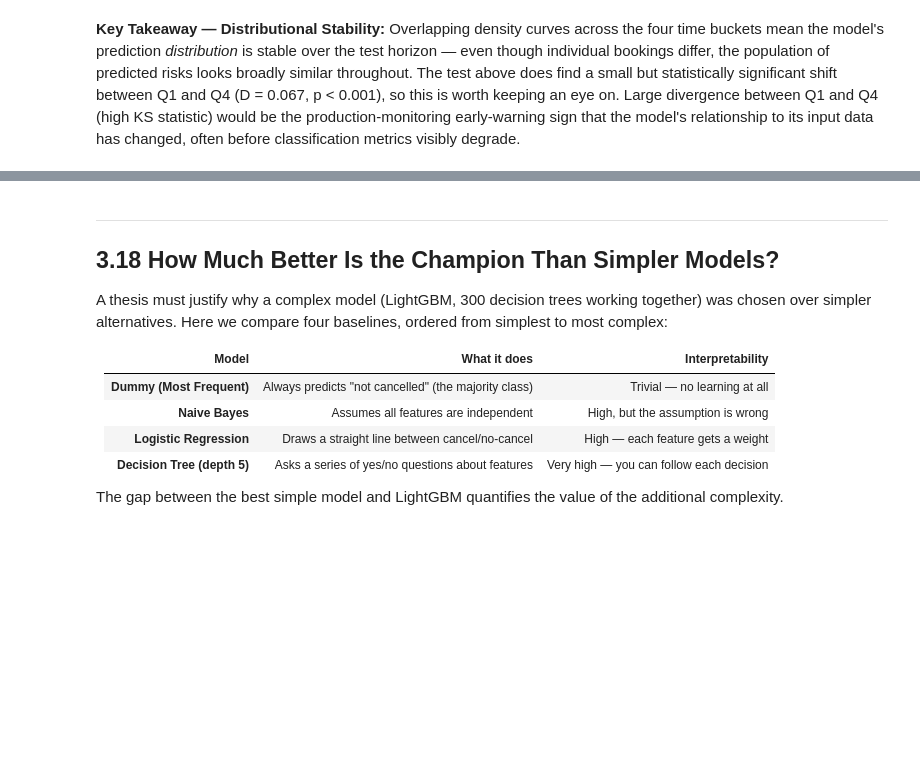
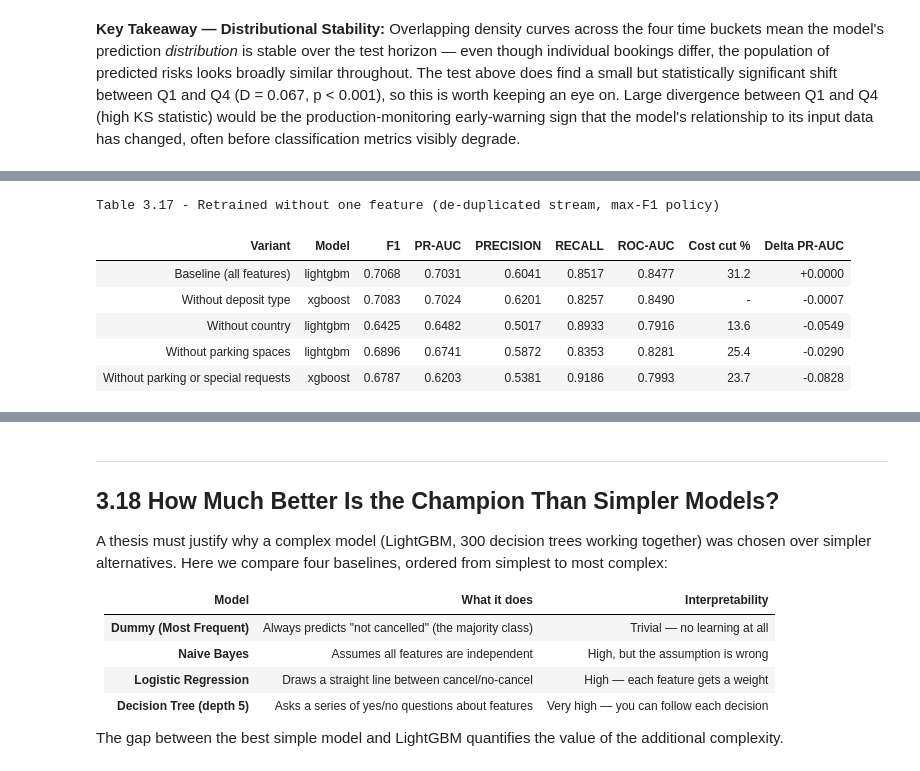
Before and after one commit to Dirkiee09/hotel-cancellation-prediction, a Jupyter notebook: notebooks/03_deep_analysis.ipynb, the cells around one changed output, grey strips where cells are left out. Saved outputs shown, nothing was run; the diff lists cells and outputs as text; code cells hidden in the pictures; blank space fills up the shorter version.

```diff
--- a/notebooks/03_deep_analysis.ipynb
+++ b/notebooks/03_deep_analysis.ipynb
@@ -557,0 +520,16 @@ Ablation 2: Country Encoding ﷿﷿﷿ Impact vs Baseline
+# %%
+fmt = {c: "{:.4f}" for c in ["ROC-AUC", "PR-AUC", "F1", "PRECISION", "RECALL"]}
+fmt.update({"Delta PR-AUC": "{:+.4f}", "Cost cut %": "{:.1f}"})
+display(
+    ablation_df.style.format(fmt, na_rep="-")
+    .set_caption("Table 3.17 - Retrained without one feature (de-duplicated stream, max-F1 policy)")
+    .hide(axis="index")
+)
+# %% [output]
+Table 3.17 - Retrained without one feature (de-duplicated stream, max-F1 policy)
+| Variant | Model | F1 | PR-AUC | PRECISION | RECALL | ROC-AUC | Cost cut % | Delta PR-AUC |
+| Baseline (all features) | lightgbm | 0.7068 | 0.7031 | 0.6041 | 0.8517 | 0.8477 | 31.2 | +0.0000 |
+| Without deposit type | xgboost | 0.7083 | 0.7024 | 0.6201 | 0.8257 | 0.8490 | - | -0.0007 |
+| Without country | lightgbm | 0.6425 | 0.6482 | 0.5017 | 0.8933 | 0.7916 | 13.6 | -0.0549 |
+| Without parking spaces | lightgbm | 0.6896 | 0.6741 | 0.5872 | 0.8353 | 0.8281 | 25.4 | -0.0290 |
+| Without parking or special requests | xgboost | 0.6787 | 0.6203 | 0.5381 | 0.9186 | 0.7993 | 23.7 | -0.0828 |
```
Also changed, not shown: parts of 11 cells of this notebook, 10 other files.
